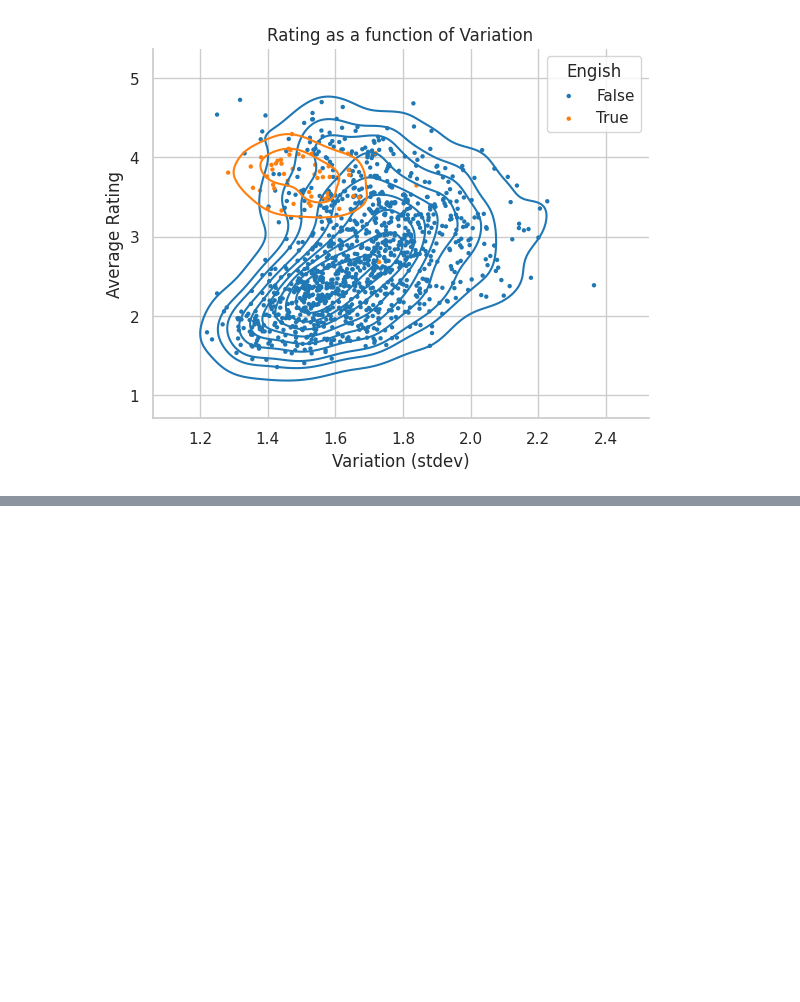
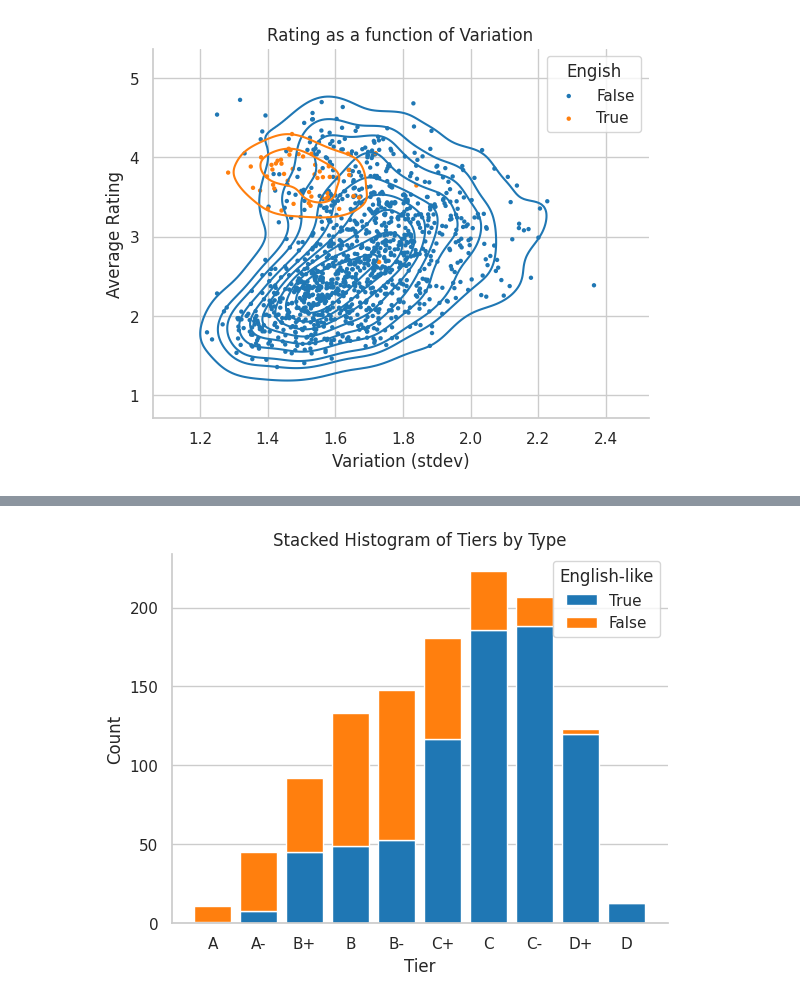
Before and after one commit to Nate-Sheibley/favorite_letters, a Jupyter notebook: favorite_letters.ipynb, the cells around one changed output, grey strips where cells are left out. Saved outputs shown, nothing was run; the diff lists cells and outputs as text; code cells hidden in the pictures; blank space fills up the shorter version.

Commit message:
added histogram bar chart howing englike-unlike differences in tier

```diff
--- a/favorite_letters.ipynb
+++ b/favorite_letters.ipynb
@@ -877,0 +885,5 @@ fig.savefig("images/avg_stdev_kde_eng")
+# %%
+eng_like_chars['eng-like'] = True
+df_unique_chars['eng-like'] = False
+
+df_both_labeled = pd.concat([eng_like_chars, df_unique_chars])
@@ -877,0 +913,26 @@ fig.savefig("images/avg_stdev_kde_eng")
+# %%
+eng_like = [True, False]
+tiers = df_both_labeled['tier'].unique()
+tier_counts = {type: df_both_labeled[df_both_labeled['eng-like'] == type]['tier'].value_counts() for type in eng_like}
+
+# Align counts for all tiers
+aligned_counts = {type: [tier_counts[type].get(tier, 0) for tier in tiers] for type in eng_like}
+
+# Plot stacked bars
+fig, ax = plt.subplots()
+bottom = np.zeros(len(tiers))
+
+for type, counts in aligned_counts.items():
+    ax.bar(tiers, counts, label=type, bottom=bottom)
+    bottom += counts
+
+# Finalize the plot
+ax.set_xlabel("Tier")
+ax.set_ylabel("Count")
+ax.set_title("Stacked Histogram of Tiers by Type")
+ax.legend(title="English-like")
+ax.grid(False, axis='x')
+sns.despine()
+fig.savefig("images/stacked_histogram_tiers_by_type")
+# %% [output]
+[figure, added]
```
Also changed, not shown: parts of 7 cells of this notebook, 2 other files.
